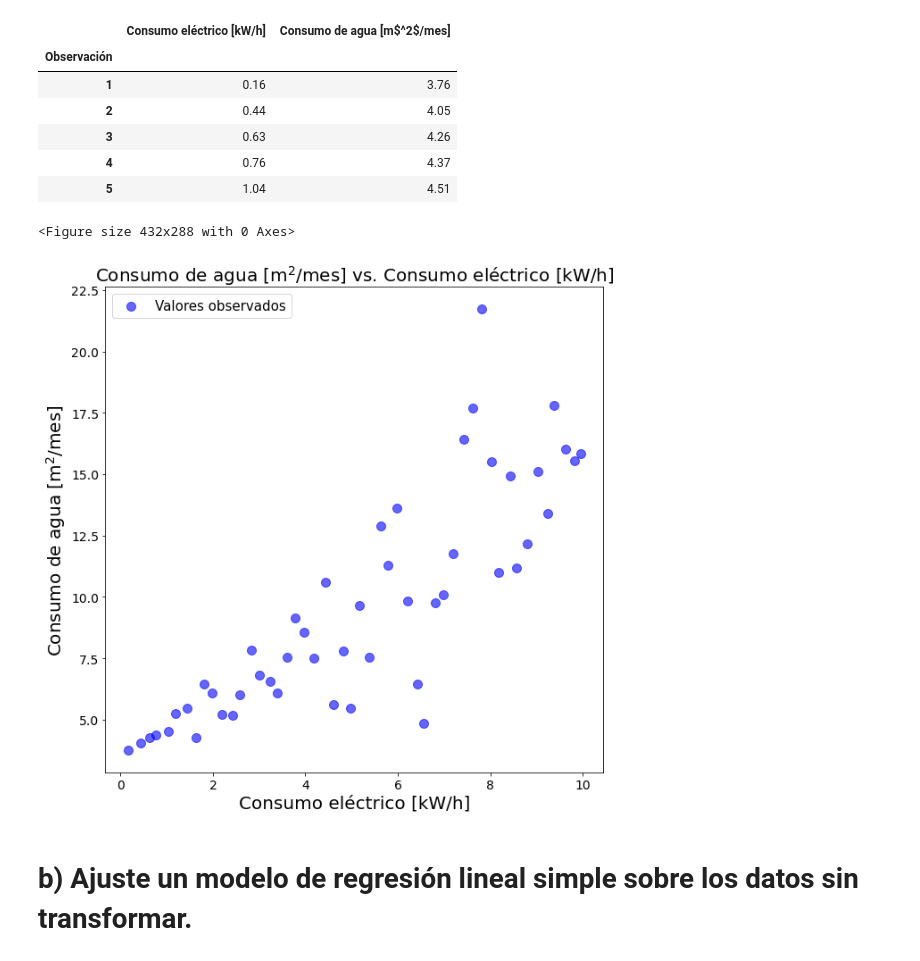
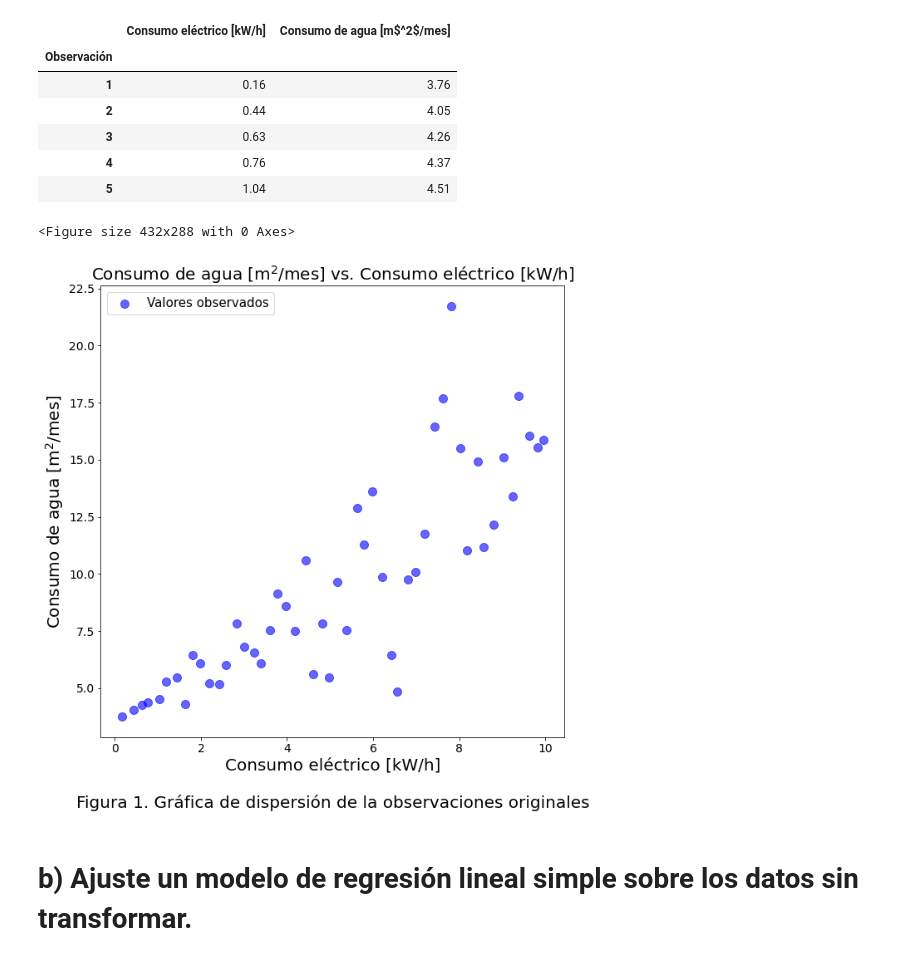
Before and after one commit to cegm/EA2-Entregables, a Jupyter notebook: Controles/Control 2/Control 2.ipynb, the cells around one changed output. Cells and saved outputs as stored; diff of their text form; code cells hidden in the pictures.

```diff
--- a/Controles/Control 2/Control 2.ipynb
+++ b/Controles/Control 2/Control 2.ipynb
@@ -262,8 +279,3 @@ display(df.head())
 | 3 | 0.63 | 4.26 |
 | 4 | 0.76 | 4.37 |
 | 5 | 1.04 | 4.51 |
-# %%
-scatter_fit_plot(df, pretty_columns[0], pretty_columns[1])
-# %% [output]
-<Figure size 432x288 with 0 Axes>
-[figure, removed]
@@ -270,3 +284,9 @@ scatter_fit_plot(df, pretty_columns[0], pretty_columns[1])
+# %%
+caption = "Figura 1. Gráfica de dispersión de la observaciones originales"
+scatter_fit_plot(df, pretty_columns[0], pretty_columns[1], caption)
+# %% [output]
+<Figure size 432x288 with 0 Axes>
+[figure, added]
 # %% [markdown]
 # b) Ajuste un modelo de regresión lineal simple sobre los datos sin transformar.
 # %%
```
Also changed, not shown: parts of 36 cells of this notebook, 1 other file.
